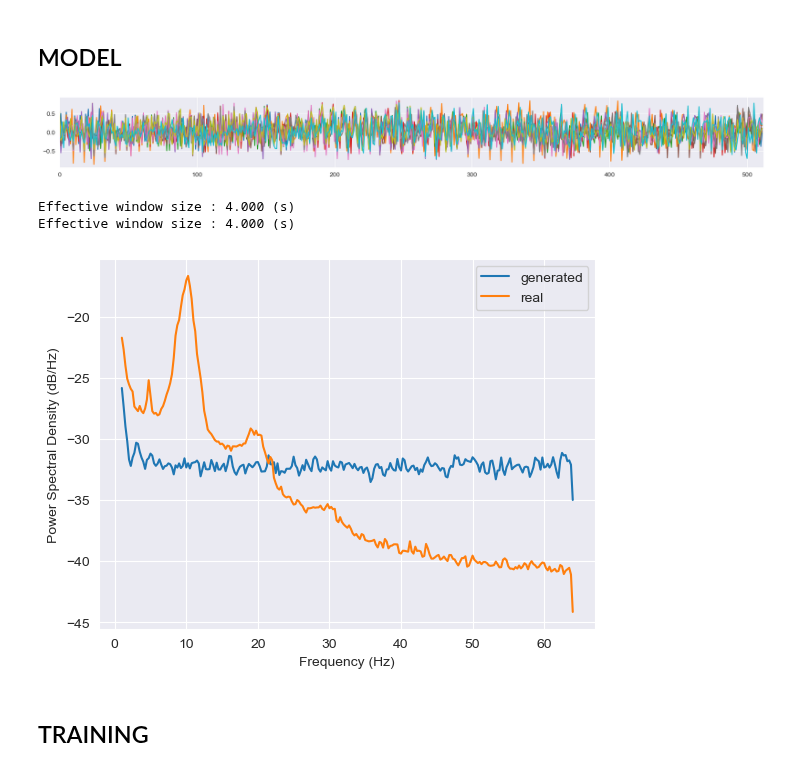
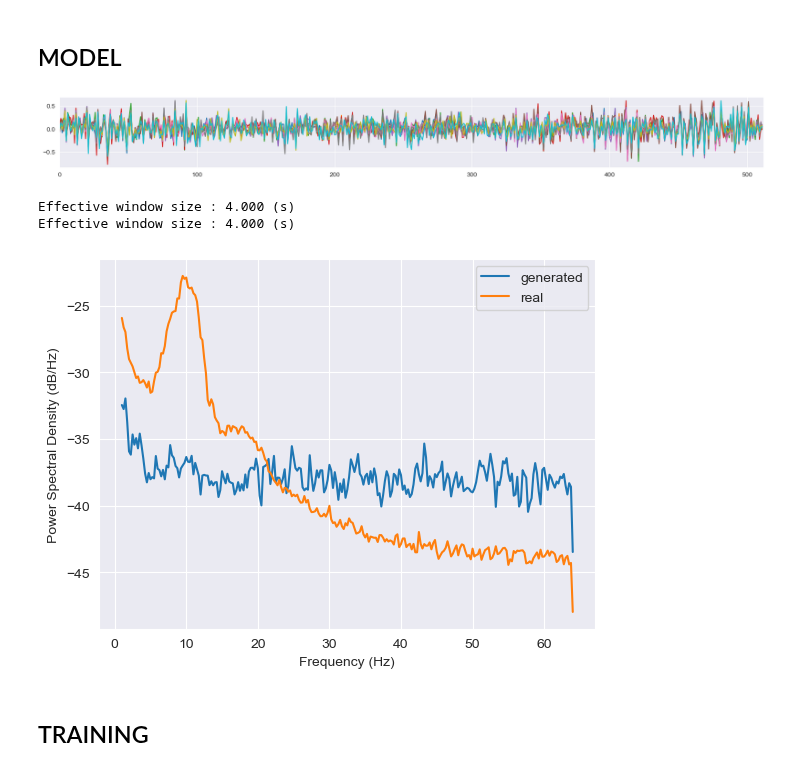
Before and after one commit to Yeganehfrh/EEGModalNet, a Jupyter notebook: notebooks/cWGAN.ipynb, the cells around one changed output. Cells and saved outputs as stored; diff of their text form; code cells hidden in the pictures.

```diff
--- a/notebooks/cWGAN.ipynb
+++ b/notebooks/cWGAN.ipynb
@@ -150,7 +150,7 @@ data_path = 'data/LEMON_data/EEG_Preprocessed/'
 
 channel = 'O1'
 filtering = False
-time_dim = 1024
+time_dim = 512
 n_subject = 20
 
 # data
@@ -173,13 +173,13 @@ data = {'x': x, 'sub': sub}
 from src.EEGModalNet.models.cWGAN_v3 import cWGAN_GP
 # %%
 # 2. MODEL and Plot generated data by the model before training
-latent_dim = 128
+latent_dim = 64
 cwgan_gp = cWGAN_GP(time_dim=time_dim, feature_dim=1, latent_dim=latent_dim, n_subjects=n_subject)
 noise = keras.random.normal((len(x), latent_dim), mean=x.mean(), stddev=x.std())
 x_gen = cwgan_gp.generator(noise, torch.tensor(sub, device='mps')).cpu().detach().permute(0, 2, 1)
 plot_overlap(x_gen, n_seg=10, start_from=20)
 # %% [output]
-[figure, old version]
+[figure, new version]
 # %%
 plot_psd(x_gen, fmin=1, fmax=200, n_fft=512, label='generated', show=False)
 plot_psd(x, fmin=1, fmax=200, n_fft=512, label='real', show=True)
@@ -187,7 +187,7 @@ plt.show()
 # %% [output]
 Effective window size : 4.000 (s)
 Effective window size : 4.000 (s)
-[figure, old version]
+[figure, new version]
 # %% [markdown]
 ## TRAINING
 # %%
```
Also changed, not shown: parts of 15 cells of this notebook, 4 other files.
